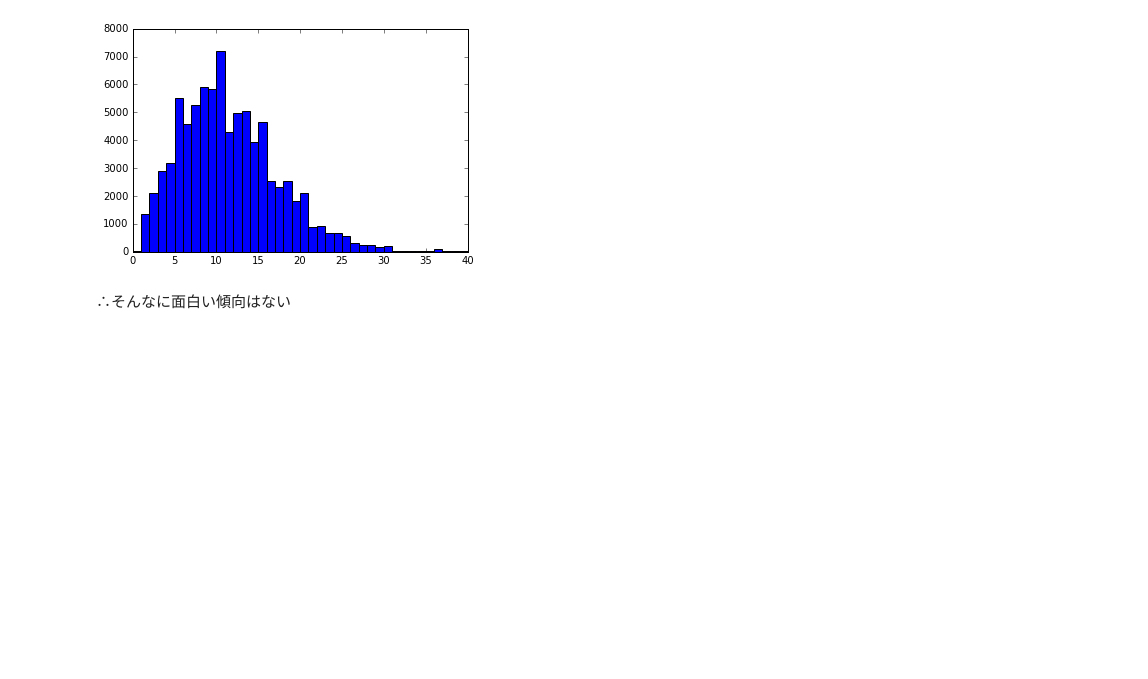
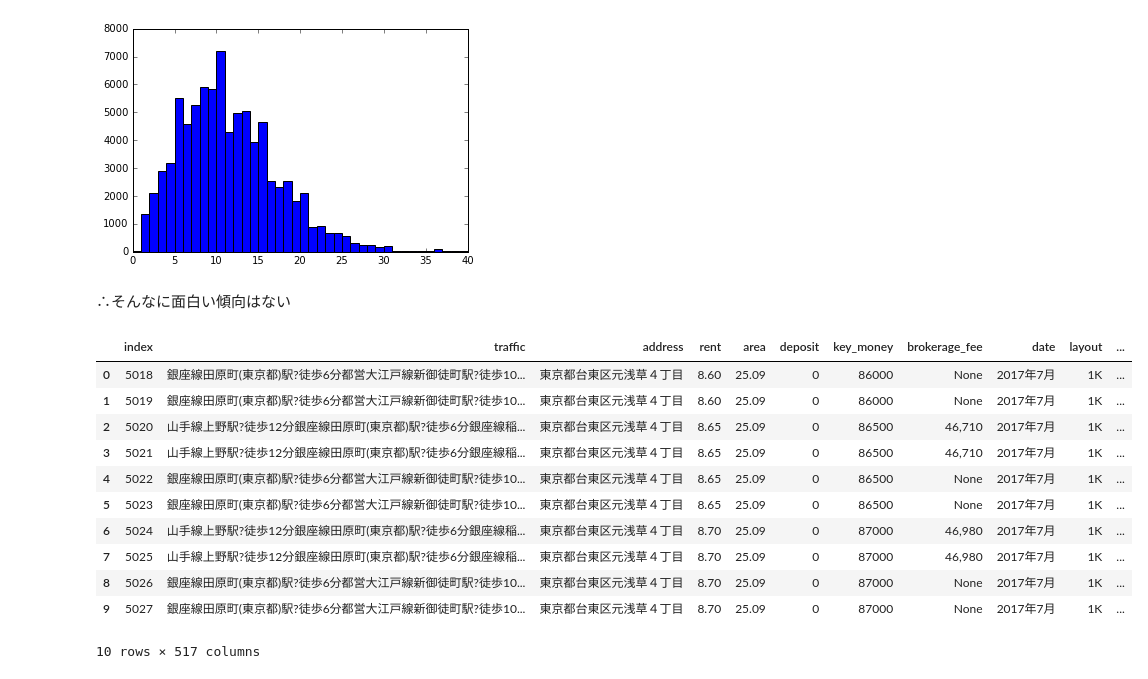
Before and after one commit to kstoneriv3/gci_project, a Jupyter notebook: Prediction/20171129_data_mining.ipynb, the cells around one changed output. Drawn from its saved outputs; the diff is of its cells as text; code cells hidden in the pictures; blank space fills up the shorter version.

```diff
--- a/Prediction/20171129_data_mining.ipynb
+++ b/Prediction/20171129_data_mining.ipynb
@@ -33,6 +33,9 @@ engine = create_engine('mssql+pyodbc://{user}:{password}@{host}:{port}/{database
 # %%
 query = "SELECT * FROM analytical_data_table"
 analytical_data = pd.read_sql(query, con=engine)
+# %%
+query = "SELECT TOP 10 * FROM whole_data_table"
+whole_data = pd.read_sql(query, con=engine)
 # %%
 #with open('../../gci_project_storage/analytical_data.pickle', mode='rb') as f:
 #     analytical_data = pickle.load(f)
@@ -492,3 +519,18 @@ plt.show()
 [figure]
 # %% [markdown]
 ∴そんなに面白い傾向はない
+# %%
+whole_data
+# %% [output]
+|  | index | traffic | address | rent | area | deposit | key_money | brokerage_fee | date | layout | ... |
+| 0 | 5018 | 銀座線田原町(東京都)駅?徒歩6分都営大江戸線新御徒町駅?徒歩10... | 東京都台東区元浅草４丁目 | 8.60 | 25.09 | 0 | 86000 | None | 2017年7月 | 1K | ... |
+| 1 | 5019 | 銀座線田原町(東京都)駅?徒歩6分都営大江戸線新御徒町駅?徒歩10... | 東京都台東区元浅草４丁目 | 8.60 | 25.09 | 0 | 86000 | None | 2017年7月 | 1K | ... |
+| 2 | 5020 | 山手線上野駅?徒歩12分銀座線田原町(東京都)駅?徒歩6分銀座線稲... | 東京都台東区元浅草４丁目 | 8.65 | 25.09 | 0 | 86500 | 46,710 | 2017年7月 | 1K | ... |
+| 3 | 5021 | 山手線上野駅?徒歩12分銀座線田原町(東京都)駅?徒歩6分銀座線稲... | 東京都台東区元浅草４丁目 | 8.65 | 25.09 | 0 | 86500 | 46,710 | 2017年7月 | 1K | ... |
+| 4 | 5022 | 銀座線田原町(東京都)駅?徒歩6分都営大江戸線新御徒町駅?徒歩10... | 東京都台東区元浅草４丁目 | 8.65 | 25.09 | 0 | 86500 | None | 2017年7月 | 1K | ... |
+| 5 | 5023 | 銀座線田原町(東京都)駅?徒歩6分都営大江戸線新御徒町駅?徒歩10... | 東京都台東区元浅草４丁目 | 8.65 | 25.09 | 0 | 86500 | None | 2017年7月 | 1K | ... |
+| 6 | 5024 | 山手線上野駅?徒歩12分銀座線田原町(東京都)駅?徒歩6分銀座線稲... | 東京都台東区元浅草４丁目 | 8.70 | 25.09 | 0 | 87000 | 46,980 | 2017年7月 | 1K | ... |
+| 7 | 5025 | 山手線上野駅?徒歩12分銀座線田原町(東京都)駅?徒歩6分銀座線稲... | 東京都台東区元浅草４丁目 | 8.70 | 25.09 | 0 | 87000 | 46,980 | 2017年7月 | 1K | ... |
+| 8 | 5026 | 銀座線田原町(東京都)駅?徒歩6分都営大江戸線新御徒町駅?徒歩10... | 東京都台東区元浅草４丁目 | 8.70 | 25.09 | 0 | 87000 | None | 2017年7月 | 1K | ... |
+| 9 | 5027 | 銀座線田原町(東京都)駅?徒歩6分都営大江戸線新御徒町駅?徒歩10... | 東京都台東区元浅草４丁目 | 8.70 | 25.09 | 0 | 87000 | None | 2017年7月 | 1K | ... |
+10 rows × 517 columns
```
Also changed, not shown: parts of 3 cells of this notebook, 10 other files.
